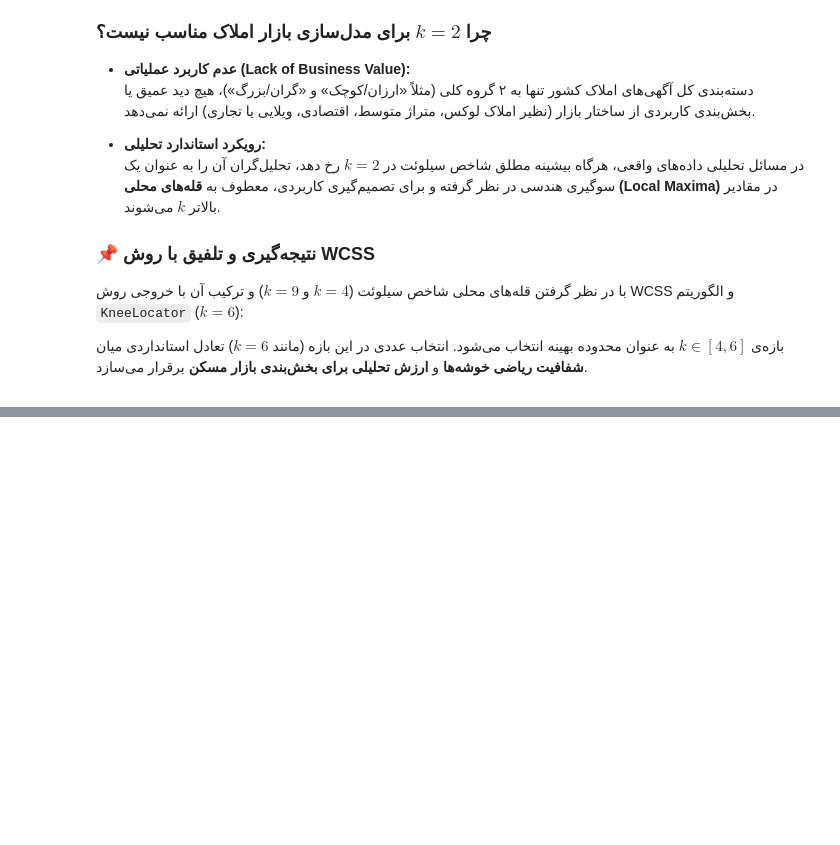
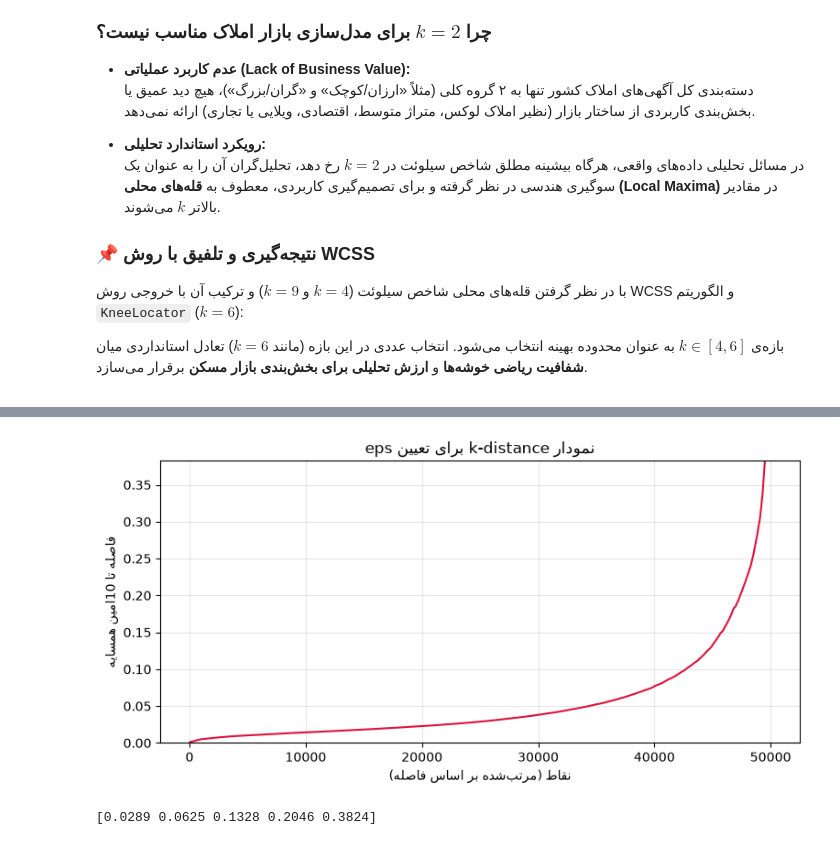
Before and after one commit to s3rasool/divar-real-estate-project, a Jupyter notebook: recommender-system/real_state_clustering.ipynb, the cells around one changed output, grey strips where cells are left out. Saved outputs shown, nothing was run; the diff lists cells and outputs as text; code cells hidden in the pictures; blank space fills up the shorter version.

```diff
--- a/recommender-system/part1_2.ipynb
+++ b/recommender-system/real_state_clustering.ipynb
@@ -537,0 +615,22 @@ k=20 -> Silhouette=0.2403
+# %%
+MIN_SAMPLES = 10
+
+nn = NearestNeighbors(n_neighbors=MIN_SAMPLES, n_jobs=-1).fit(X_sample)
+distances, _ = nn.kneighbors(X_sample)
+
+k_dist = np.sort(distances[:, -1])
+
+plt.figure(figsize=(9, 4))
+plt.plot(k_dist, color='crimson', lw=1.5)
+plt.ylim(0, np.percentile(k_dist, 99))
+plt.xlabel("نقاط (مرتب‌شده بر اساس فاصله)")
+plt.ylabel(f"فاصله تا {MIN_SAMPLES}‌امین همسایه")
+plt.title("نمودار k-distance برای تعیین eps")
+plt.grid(alpha=0.3)
+plt.show()
+
+percentiles = np.percentile(k_dist, [50, 75, 90, 95, 99]).round(4)
+print(percentiles)
+# %% [output]
+[figure, added]
+[0.0289 0.0625 0.1328 0.2046 0.3824]
```
Also changed, not shown: parts of 18 cells of this notebook, 1 other file.
